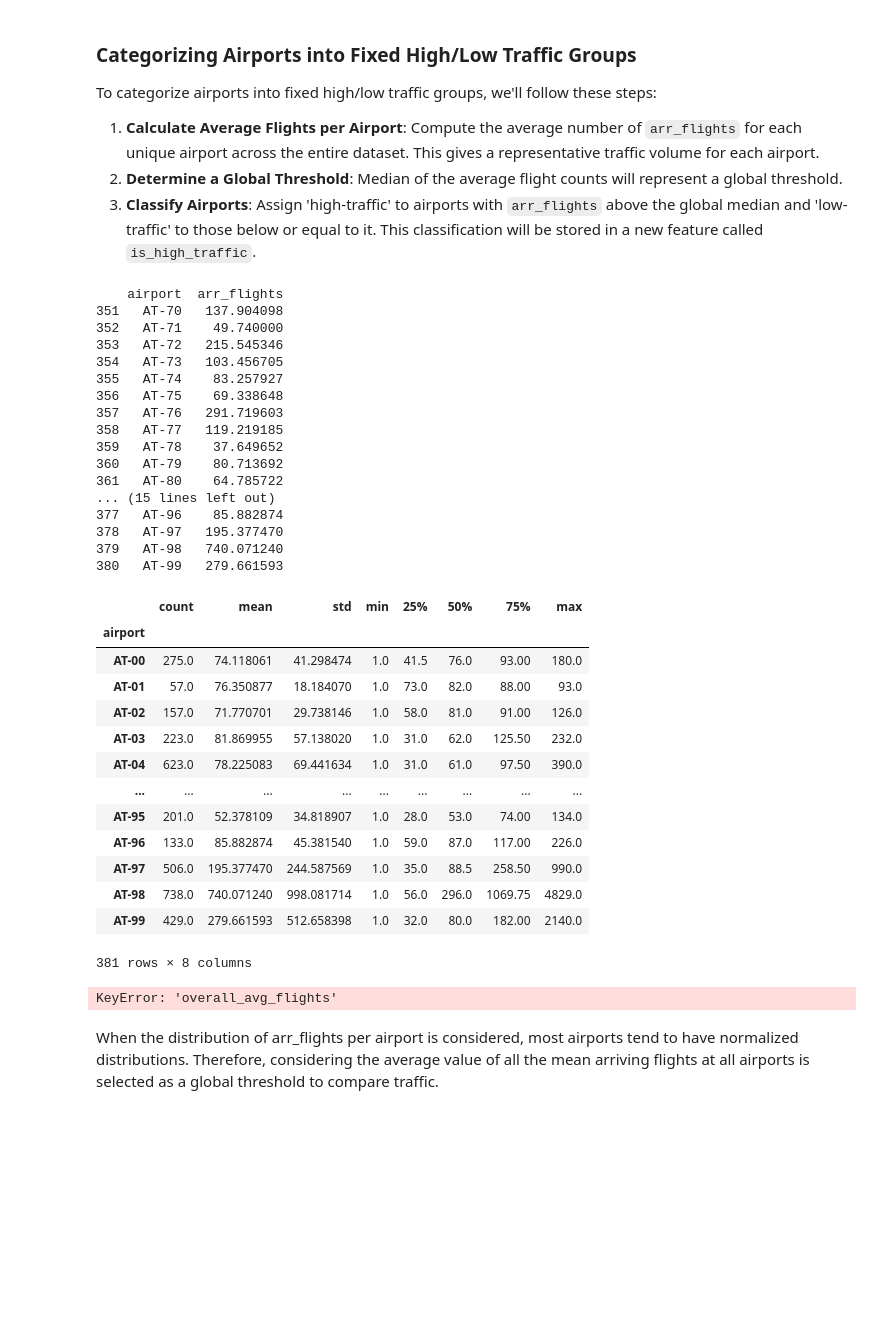
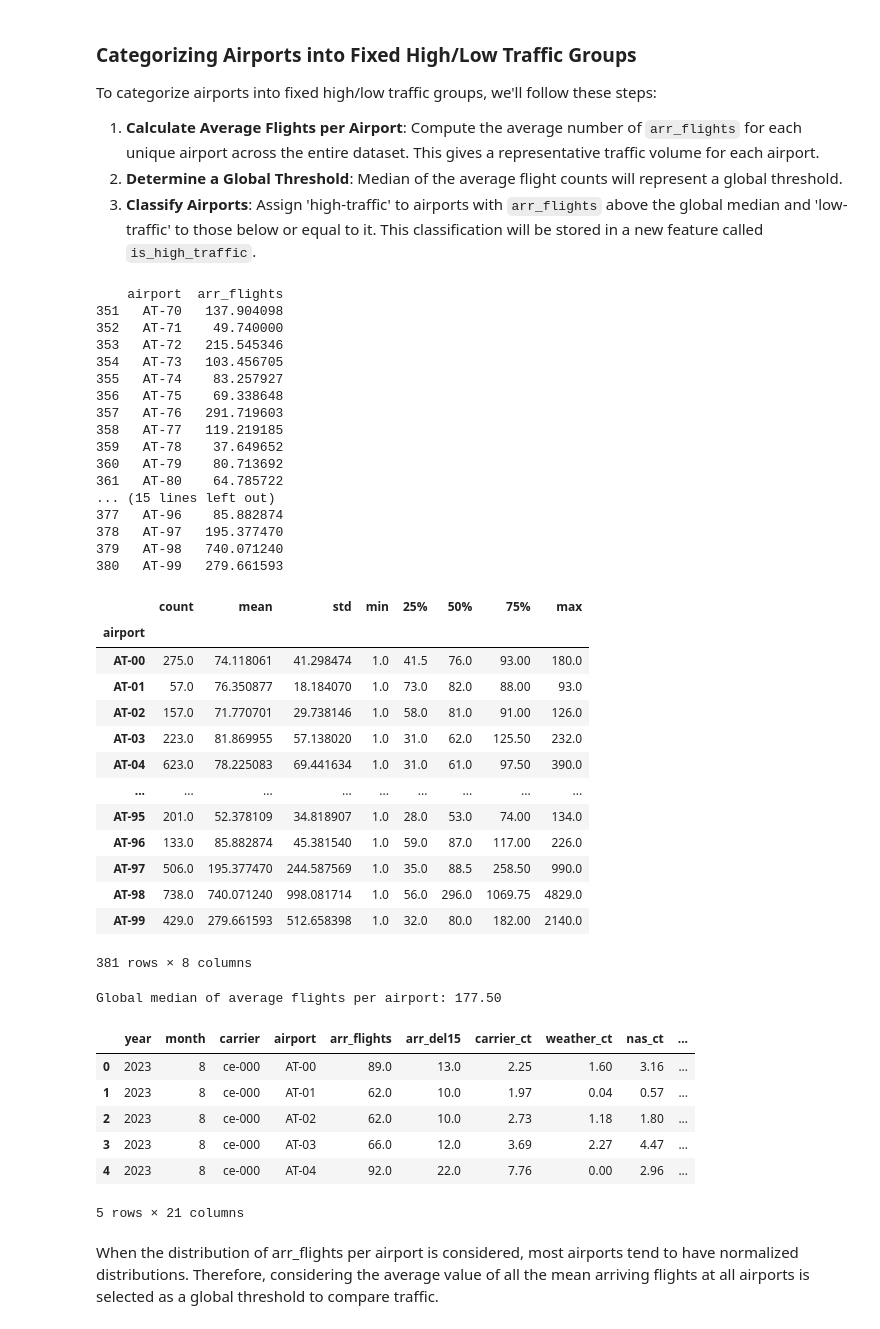
Before and after one commit to SachiniSiriwardene/Airline-Delay-Analysis, a Jupyter notebook: Copy_of_Full_Code_Airline_Delay_Analysis_Project.ipynb, the cells around one changed output. Cells and saved outputs as stored; diff of their text form; code cells hidden in the pictures; blank space fills up the shorter version.

```diff
--- a/Copy_of_Full_Code_Airline_Delay_Analysis_Project.ipynb
+++ b/Copy_of_Full_Code_Airline_Delay_Analysis_Project.ipynb
@@ -479,7 +481,7 @@ airport_arr_flights_description = airplane_df.groupby('airport')['arr_flights'].
 display(airport_arr_flights_description)
 
 # 2. Determine a global threshold (e.g., the median of these average flights)
-global_mean_flights = airport_avg_flights['overall_avg_flights'].mean()
+global_mean_flights = airport_avg_flights['arr_flights'].mean()
 print(f"Global median of average flights per airport: {global_mean_flights:.2f}")
 
 
@@ -496,34 +498,41 @@ airplane_df.head()
 351   AT-70   137.904098
 352   AT-71    49.740000
 353   AT-72   215.545346
 354   AT-73   103.456705
 355   AT-74    83.257927
 356   AT-75    69.338648
 357   AT-76   291.719603
 358   AT-77   119.219185
 359   AT-78    37.649652
 360   AT-79    80.713692
 361   AT-80    64.785722
 ... (15 lines left out)
 377   AT-96    85.882874
 378   AT-97   195.377470
 379   AT-98   740.071240
 380   AT-99   279.661593
 |  | count | mean | std | min | 25% | 50% | 75% | max |
 | airport |  |  |  |  |  |  |  |  |
 | AT-00 | 275.0 | 74.118061 | 41.298474 | 1.0 | 41.5 | 76.0 | 93.00 | 180.0 |
 | AT-01 | 57.0 | 76.350877 | 18.184070 | 1.0 | 73.0 | 82.0 | 88.00 | 93.0 |
 | AT-02 | 157.0 | 71.770701 | 29.738146 | 1.0 | 58.0 | 81.0 | 91.00 | 126.0 |
 | AT-03 | 223.0 | 81.869955 | 57.138020 | 1.0 | 31.0 | 62.0 | 125.50 | 232.0 |
 | AT-04 | 623.0 | 78.225083 | 69.441634 | 1.0 | 31.0 | 61.0 | 97.50 | 390.0 |
 | ... | ... | ... | ... | ... | ... | ... | ... | ... |
 | AT-95 | 201.0 | 52.378109 | 34.818907 | 1.0 | 28.0 | 53.0 | 74.00 | 134.0 |
 | AT-96 | 133.0 | 85.882874 | 45.381540 | 1.0 | 59.0 | 87.0 | 117.00 | 226.0 |
 | AT-97 | 506.0 | 195.377470 | 244.587569 | 1.0 | 35.0 | 88.5 | 258.50 | 990.0 |
 | AT-98 | 738.0 | 740.071240 | 998.081714 | 1.0 | 56.0 | 296.0 | 1069.75 | 4829.0 |
 | AT-99 | 429.0 | 279.661593 | 512.658398 | 1.0 | 32.0 | 80.0 | 182.00 | 2140.0 |
 381 rows × 8 columns
-KeyError: 'overall_avg_flights'
+Global median of average flights per airport: 177.50
+|  | year | month | carrier | airport | arr_flights | arr_del15 | carrier_ct | weather_ct | nas_ct | ... |
+| 0 | 2023 | 8 | ce-000 | AT-00 | 89.0 | 13.0 | 2.25 | 1.60 | 3.16 | ... |
+| 1 | 2023 | 8 | ce-000 | AT-01 | 62.0 | 10.0 | 1.97 | 0.04 | 0.57 | ... |
+| 2 | 2023 | 8 | ce-000 | AT-02 | 62.0 | 10.0 | 2.73 | 1.18 | 1.80 | ... |
+| 3 | 2023 | 8 | ce-000 | AT-03 | 66.0 | 12.0 | 3.69 | 2.27 | 4.47 | ... |
+| 4 | 2023 | 8 | ce-000 | AT-04 | 92.0 | 22.0 | 7.76 | 0.00 | 2.96 | ... |
+5 rows × 21 columns
 # %% [markdown]
 When the distribution of arr_flights per airport is considered, most airports tend to have normalized distributions. Therefore, considering the average value of all the mean arriving flights at all airports is selected as a global threshold to compare traffic.
 # %% [markdown]
```
Also changed, not shown: parts of 17 cells of this notebook.
